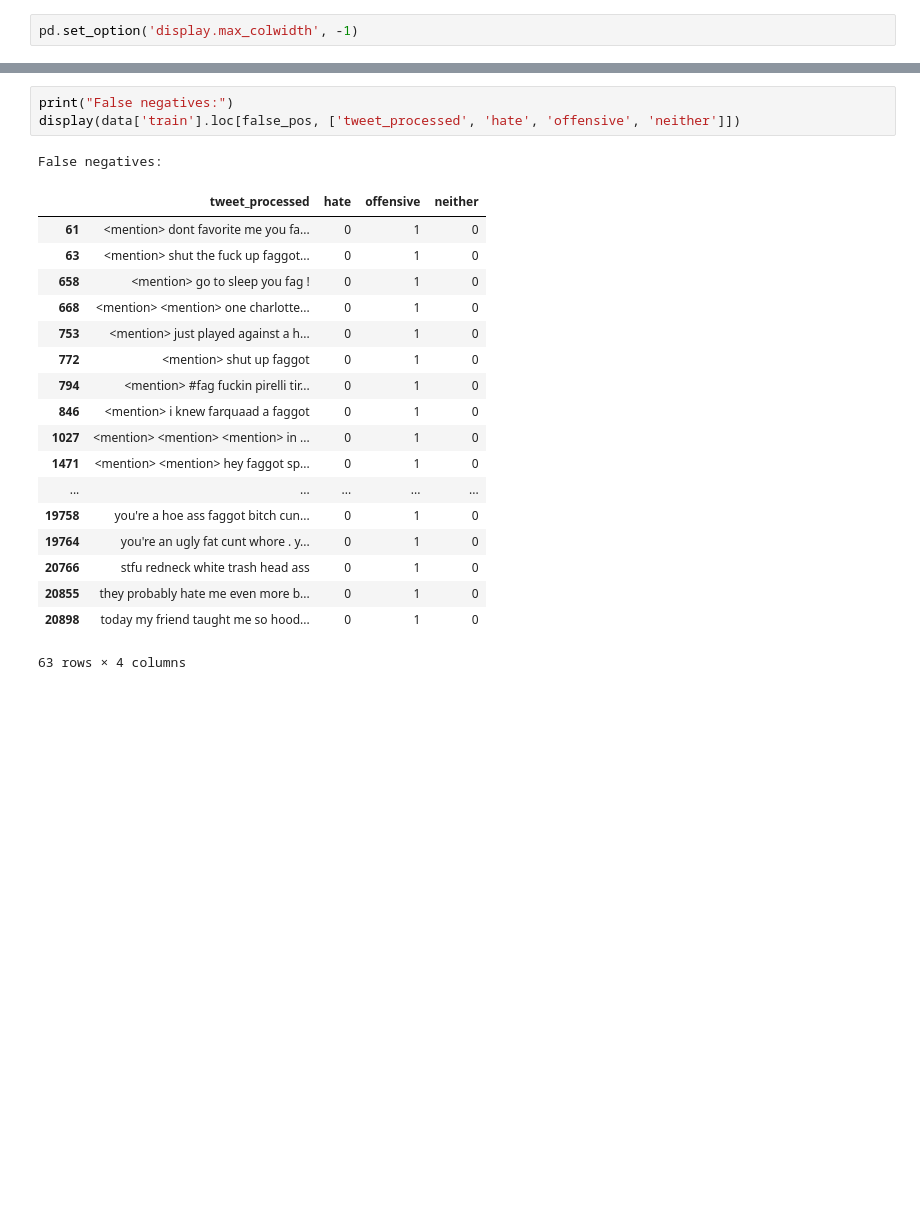
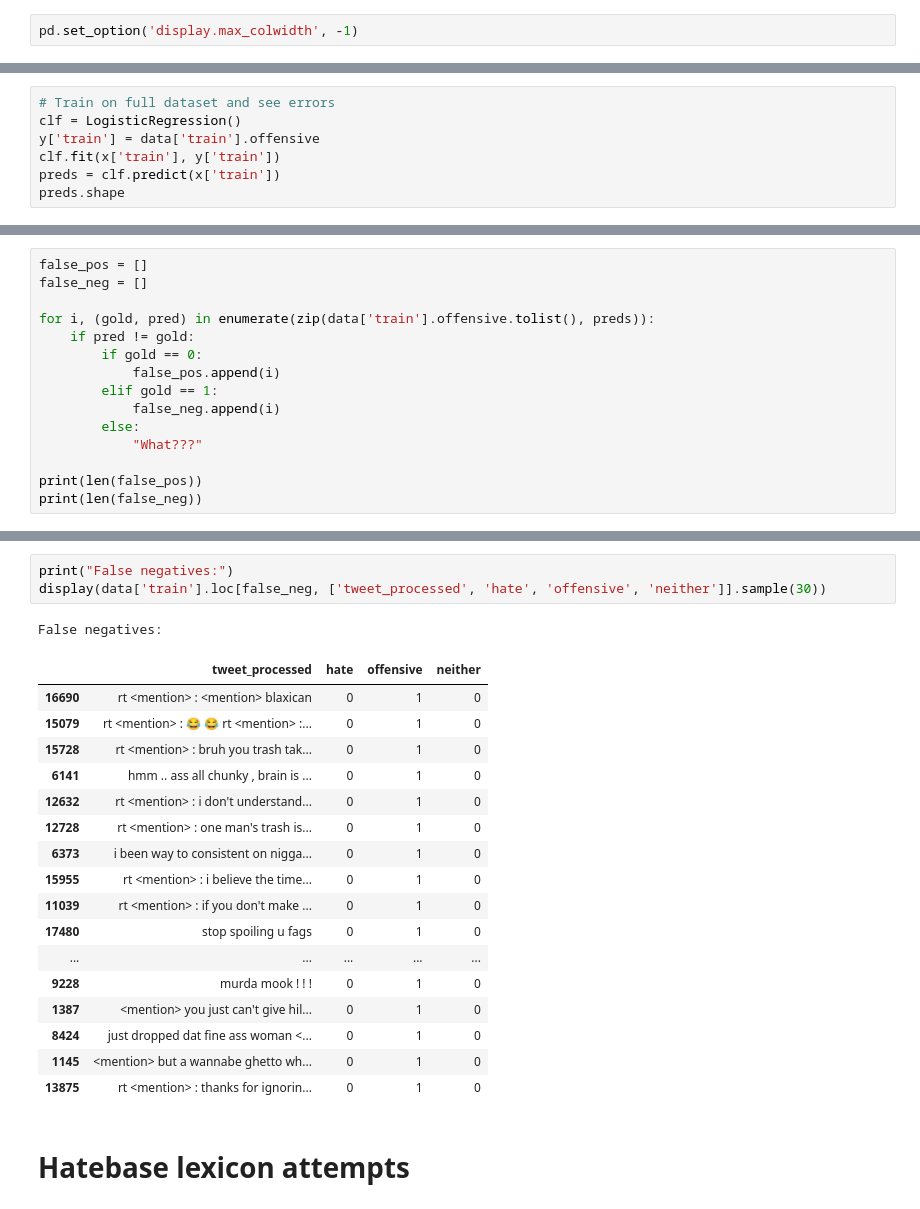
Before and after one commit to michaelmilleryoder/comp-ethics, a Jupyter notebook: jupyter/hw3.ipynb, the cells around one changed output, grey strips where cells are left out. Cells and saved outputs as stored; diff of their text form; blank space fills up the shorter version.

```diff
--- a/jupyter/hw3.ipynb
+++ b/jupyter/hw3.ipynb
@@ -150,0 +179,7 @@ False positives:
+# %%
+# Train on full dataset and see errors
+clf = LogisticRegression()
+y['train'] = data['train'].offensive
+clf.fit(x['train'], y['train'])
+preds = clf.predict(x['train'])
+preds.shape
@@ -150,0 +188,15 @@ False positives:
+# %%
+false_pos = []
+false_neg = []
+
+for i, (gold, pred) in enumerate(zip(data['train'].offensive.tolist(), preds)):
+    if pred != gold:
+        if gold == 0:
+            false_pos.append(i)
+        elif gold == 1:
+            false_neg.append(i)
+        else:
+            "What???"
+
+print(len(false_pos))
+print(len(false_neg))
@@ -151,23 +206,24 @@ False positives:
 # %%
 print("False negatives:")
-display(data['train'].loc[false_pos, ['tweet_processed', 'hate', 'offensive', 'neither']])
+display(data['train'].loc[false_neg, ['tweet_processed', 'hate', 'offensive', 'neither']].sample(30))
 # %% [output]
 False negatives:
 |  | tweet_processed | hate | offensive | neither |
-| 61 | <mention> dont favorite me you fa... | 0 | 1 | 0 |
-| 63 | <mention> shut the fuck up faggot... | 0 | 1 | 0 |
-| 658 | <mention> go to sleep you fag ! | 0 | 1 | 0 |
-| 668 | <mention> <mention> one charlotte... | 0 | 1 | 0 |
-| 753 | <mention> just played against a h... | 0 | 1 | 0 |
-| 772 | <mention> shut up faggot | 0 | 1 | 0 |
-| 794 | <mention> #fag fuckin pirelli tir... | 0 | 1 | 0 |
-| 846 | <mention> i knew farquaad a faggot | 0 | 1 | 0 |
-| 1027 | <mention> <mention> <mention> in ... | 0 | 1 | 0 |
-| 1471 | <mention> <mention> hey faggot sp... | 0 | 1 | 0 |
+| 16690 | rt <mention> : <mention> blaxican | 0 | 1 | 0 |
+| 15079 | rt <mention> : 😂 😂 rt <mention> :... | 0 | 1 | 0 |
+| 15728 | rt <mention> : bruh you trash tak... | 0 | 1 | 0 |
+| 6141 | hmm .. ass all chunky , brain is ... | 0 | 1 | 0 |
+| 12632 | rt <mention> : i don't understand... | 0 | 1 | 0 |
+| 12728 | rt <mention> : one man's trash is... | 0 | 1 | 0 |
+| 6373 | i been way to consistent on nigga... | 0 | 1 | 0 |
+| 15955 | rt <mention> : i believe the time... | 0 | 1 | 0 |
+| 11039 | rt <mention> : if you don't make ... | 0 | 1 | 0 |
+| 17480 | stop spoiling u fags | 0 | 1 | 0 |
 | ... | ... | ... | ... | ... |
-| 19758 | you're a hoe ass faggot bitch cun... | 0 | 1 | 0 |
-| 19764 | you're an ugly fat cunt whore . y... | 0 | 1 | 0 |
-| 20766 | stfu redneck white trash head ass | 0 | 1 | 0 |
-| 20855 | they probably hate me even more b... | 0 | 1 | 0 |
-| 20898 | today my friend taught me so hood... | 0 | 1 | 0 |
+| 9228 | murda mook ! ! ! | 0 | 1 | 0 |
+| 1387 | <mention> you just can't give hil... | 0 | 1 | 0 |
+| 8424 | just dropped dat fine ass woman <... | 0 | 1 | 0 |
+| 1145 | <mention> but a wannabe ghetto wh... | 0 | 1 | 0 |
+| 13875 | rt <mention> : thanks for ignorin... | 0 | 1 | 0 |
-63 rows × 4 columns
+# %% [markdown]
+# Hatebase lexicon attempts
```
Also changed, not shown: parts of 45 cells of this notebook, 1 other file.
